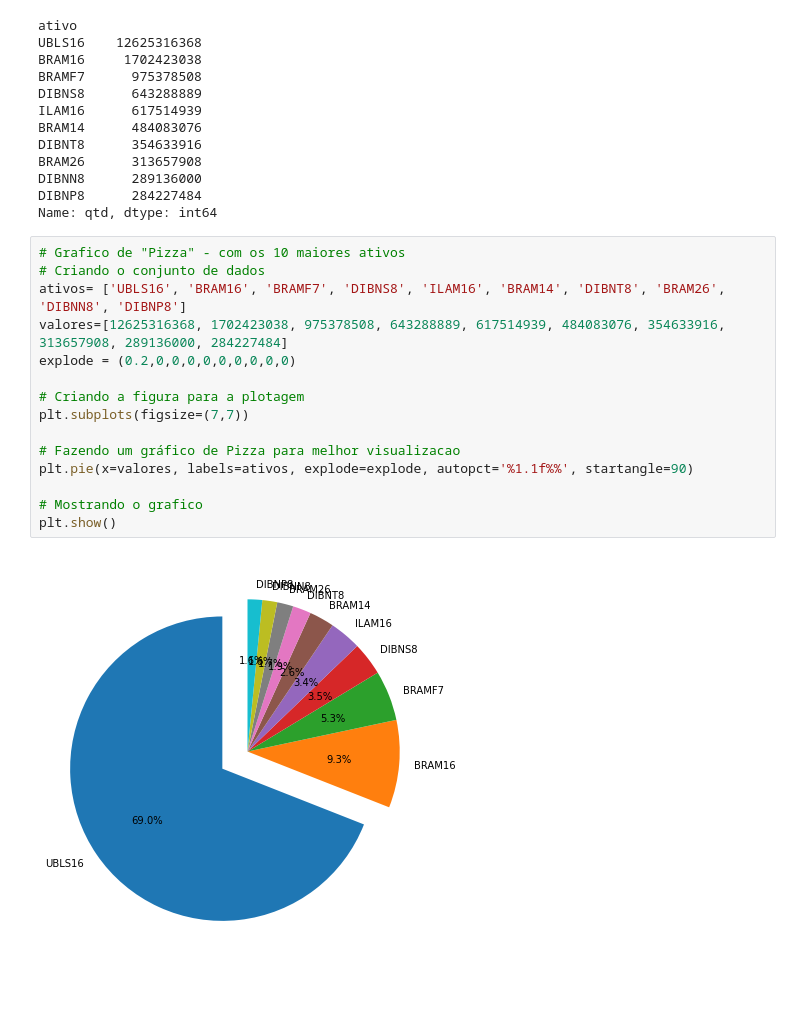
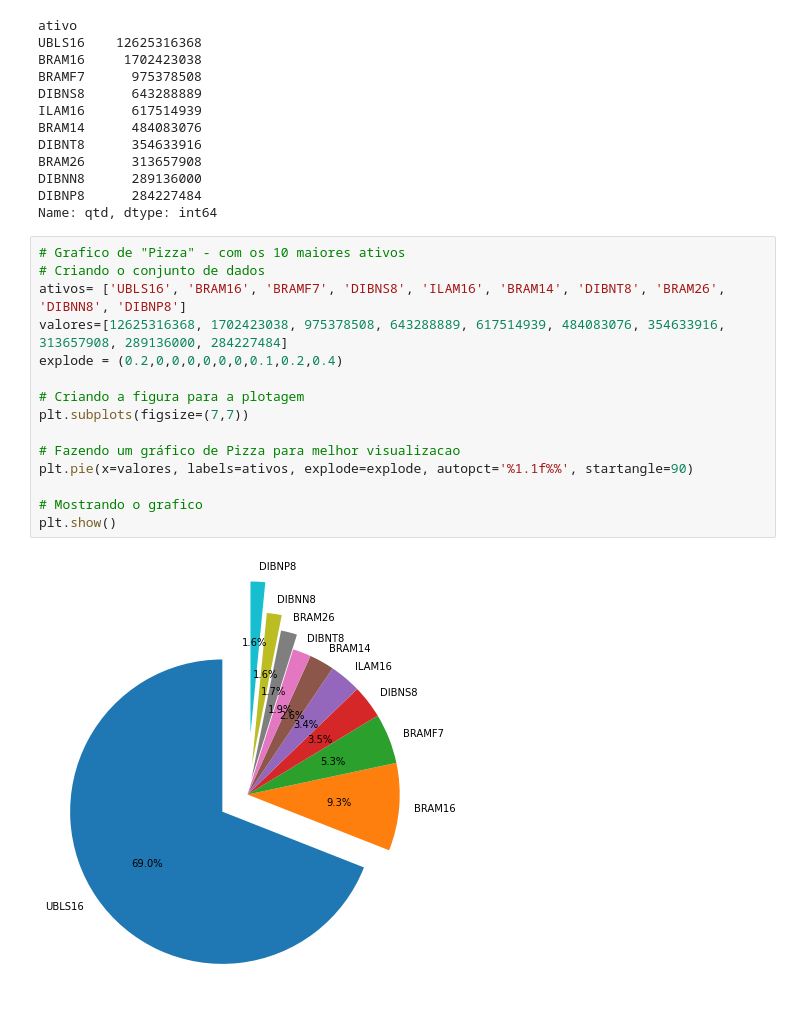
Before and after one commit to AndreLovo/Analise-de-dados, a Jupyter notebook: Debentures_R1.ipynb, the cells around one changed output. Cells and saved outputs as stored; diff of their text form; blank space fills up the shorter version.

```diff
--- a/Debentures_R1.ipynb
+++ b/Debentures_R1.ipynb
@@ -826,17 +826,17 @@ Name: qtd, dtype: int64
 # %%
 # Grafico de "Pizza" - com os 10 maiores ativos
 # Criando o conjunto de dados
 ativos= ['UBLS16', 'BRAM16', 'BRAMF7', 'DIBNS8', 'ILAM16', 'BRAM14', 'DIBNT8', 'BRAM26', 'DIBNN8', 'DIBNP8']
 valores=[12625316368, 1702423038, 975378508, 643288889, 617514939, 484083076, 354633916, 313657908, 289136000, 284227484]
-explode = (0.2,0,0,0,0,0,0,0,0,0)
+explode = (0.2,0,0,0,0,0,0,0.1,0.2,0.4)
 
 # Criando a figura para a plotagem
 plt.subplots(figsize=(7,7))
 
 # Fazendo um gráfico de Pizza para melhor visualizacao
 plt.pie(x=valores, labels=ativos, explode=explode, autopct='%1.1f%%', startangle=90)
 
 # Mostrando o grafico
 plt.show()
 # %% [output]
-[figure, old version]
+[figure, new version]
```
